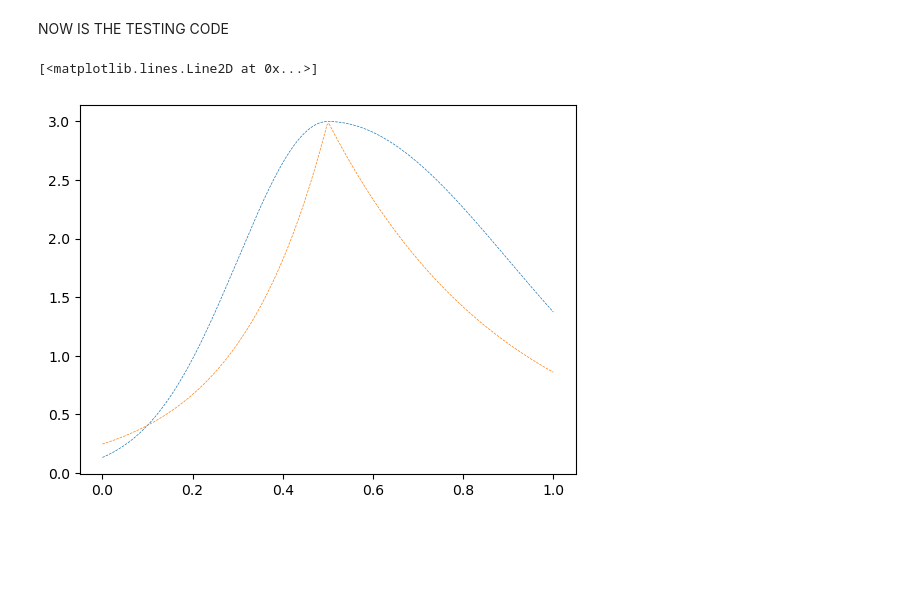
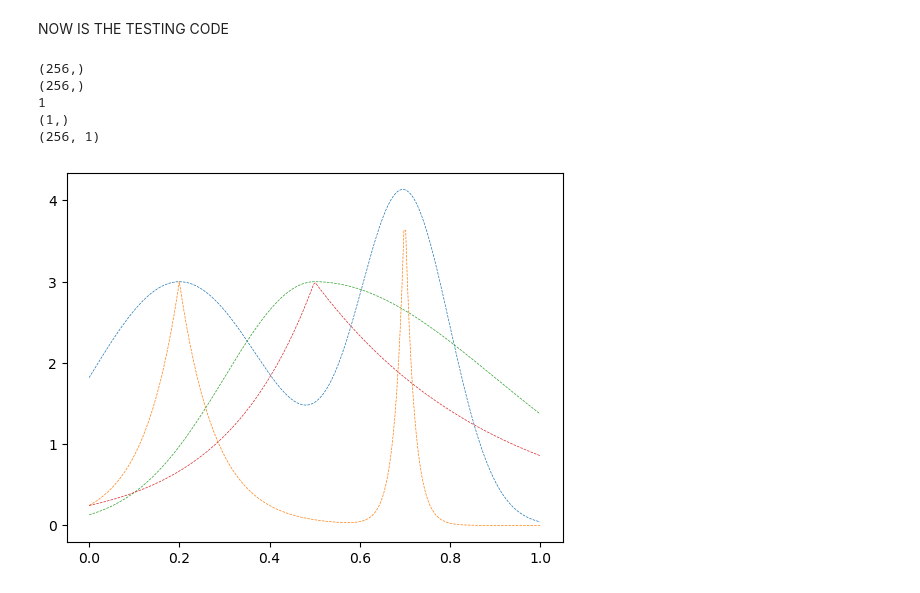
Before and after one commit to Gaurav17Joshi/ProofOfConcept, a Jupyter notebook: Trial_Qpo_tool/GP.ipynb, the cells around one changed output. Saved outputs shown, nothing was run; the diff lists cells and outputs as text; code cells hidden in the pictures; blank space fills up the shorter version.

```diff
--- a/Trial_Qpo_tool/GP.ipynb
+++ b/Trial_Qpo_tool/GP.ipynb
@@ -638,22 +820,38 @@ class GPResult:
 NOW IS THE TESTING CODE
 # %%
 Times = np.linspace(0,1,256)
+
+gaussian_mean = get_mean(mean_type = "gaussian",
+                    # mean_params = {"A" : 3, "t0" : 0.5, "sig" : 0.2})
+                    mean_params = {"A" : jnp.array([3.0, 4.0]), "t0" : jnp.array([0.2, 0.7]), "sig" : jnp.array([0.2, 0.1]) })
+
+exponential_mean = get_mean(mean_type = "exponential",
+                    # mean_params = {"A" : 3, "t0" : 0.5, "sig" : 0.2})
+                    mean_params = {"A" : (3.0, 4.0), "t0" : jnp.array([0.2, 0.7]), "sig" : jnp.array([0.2, 0.1]) })
 
 skew_gaussian_mean= get_mean(mean_type = "skew_gaussian",
                              mean_params = {"A" : 3,    "t0" : 0.5,    "sig1" : 0.2,    "sig2" : 0.4})
 # skew_gaussian_mean2= get_mean(mean_type = "skew_gaussian",
 #                              mean_params = {"A" : 3, "t0" : jnp.array([0.2, 0.7]), "sig1" : jnp.array([0.2,0.3]), "sig2" : jnp.array([0.2,0.1]) })
 skew_exp_mean= get_mean(mean_type = "skew_exponential",
                              mean_params = {"A" : 3,    "t0" : 0.5,    "sig1" : 0.2,    "sig2" : 0.4})
 
+plt.plot(Times, gaussian_mean(Times), lw=0.5, ls = "--", label = "gaussian")
+plt.plot(Times, exponential_mean(Times), lw=0.5, ls = "--", label = "exponential")
 plt.plot(Times, skew_gaussian_mean(Times), lw=0.5, ls = "--", label = "skew_gaussian")
 # plt.plot(Times, skew_gaussian_mean2(Times), lw=0.5, ls = "--", label = "skew_gaussian2")
 plt.plot(Times, skew_exp_mean(Times), lw=0.5, ls = "--", label = "skew_exp")
 
+print(gaussian_mean(Times).ndim)
+print((jax.vmap(gaussian_mean)(Times)).shape)
 # Also try multi-mean model
 # %% [output]
-[<matplotlib.lines.Line2D at 0x...>]
+(256,)
+(256,)
+1
+(1,)
+(256, 1)
-[figure, old version]
+[figure, new version]
 # %%
 import tinygp
 
```
Also changed, not shown: parts of 7 cells of this notebook, 3 other files.
